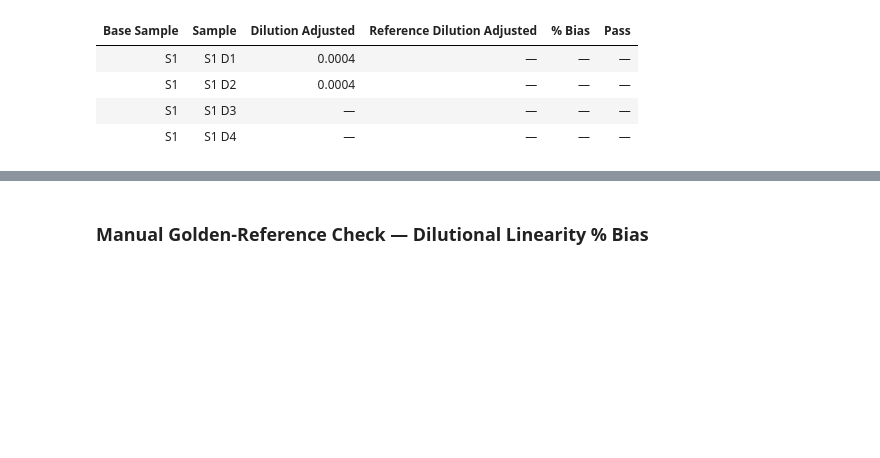
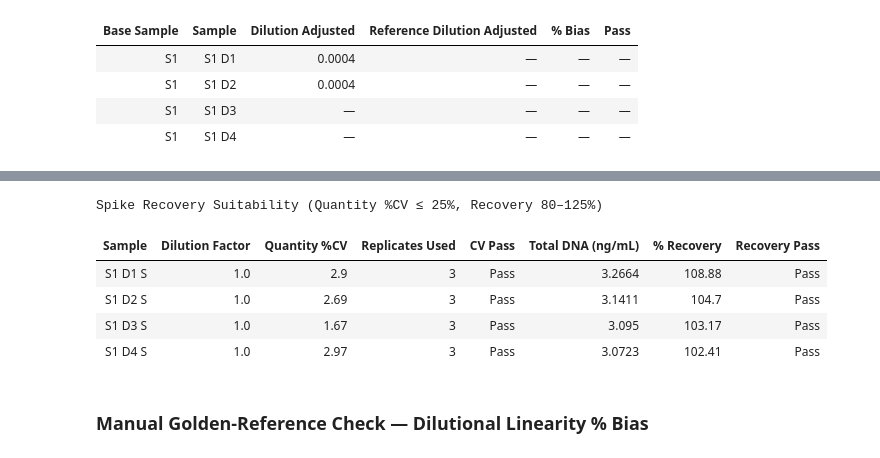
Before and after one commit to GabiRivera0011/resiDNA_workflows, a Jupyter notebook: Notebooks/01_Phase I.ipynb, the cells around one changed output, grey strips where cells are left out. Drawn from its saved outputs; the diff is of its cells as text; code cells hidden in the pictures; blank space fills up the shorter version.

```diff
--- a/Notebooks/01_Phase I.ipynb
+++ b/Notebooks/01_Phase I.ipynb
@@ -621,6 +623,9 @@ SAMPLE_QTY_CV_MAX = 25.0 #@param {type:"number"}
 SAMPLE_LINEARITY_BIAS_MAX = 20 #@param {type:"number"}
 #@markdown Reportable DNA per Protein limit, in ng/mg
 SAMPLE_DNA_PER_PROTEIN_LIMIT = 15.0 #@param {type:"number"}
+#@markdown Spike Recovery (informational — follow-up confirmatory test, doesn't gate results)
+SAMPLE_SPIKE_RECOVERY_MIN = 80.0 #@param {type:"number"}
+SAMPLE_SPIKE_RECOVERY_MAX = 125.0 #@param {type:"number"}
 # %% [markdown]
 ## System Suitability Engine
 # %% [markdown]
@@ -1112,3 +1127,35 @@ Dilutional Linearity Suitability (vs. each sample's lowest-CV, %CV-passing, in-r
+# %%
+# compute_spike_suitability() (Scripts/qpcr.py) reuses resolve_sample_replicates()
+# for the same single-outlier-exclusion Quantity %CV precision check used
+# elsewhere, and reads % Recovery forward as the instrument's own precalculated
+# value rather than recomputing it. Empty for most runs — spiking is an
+# occasional follow-up test, not part of every dilution series.
+spike_suitability = compute_spike_suitability(
+    samples_df, SAMPLE_QTY_CV_MAX, SAMPLE_SPIKE_RECOVERY_MIN, SAMPLE_SPIKE_RECOVERY_MAX
+)
+
+if len(spike_suitability):
+    display(style_table(
+        spike_suitability,
+        caption=(
+            f"Spike Recovery Suitability (Quantity %CV ≤ {SAMPLE_QTY_CV_MAX:g}%, "
+            f"Recovery {SAMPLE_SPIKE_RECOVERY_MIN:g}–{SAMPLE_SPIKE_RECOVERY_MAX:g}%)"
+        ),
+        align="left",
+        precision=None,
+        precision_overrides={"Replicates Used": 0},
+        highlight_rows=(
+            (spike_suitability["CV Pass"] == "Pass") & (spike_suitability["Recovery Pass"] == "Pass")
+        ),
+        highlight_color="#D4EDDA",
+    ))
+# %% [output]
+Spike Recovery Suitability (Quantity %CV ≤ 25%, Recovery 80–125%)
+| Sample | Dilution Factor | Quantity %CV | Replicates Used | CV Pass | Total DNA (ng/mL) | % Recovery | Recovery Pass |
+| S1 D1 S | 1.0 | 2.9 | 3 | Pass | 3.2664 | 108.88 | Pass |
+| S1 D2 S | 1.0 | 2.69 | 3 | Pass | 3.1411 | 104.7 | Pass |
+| S1 D3 S | 1.0 | 1.67 | 3 | Pass | 3.095 | 103.17 | Pass |
+| S1 D4 S | 1.0 | 2.97 | 3 | Pass | 3.0723 | 102.41 | Pass |
 # %% [markdown]
 ### Manual Golden-Reference Check — Dilutional Linearity % Bias
 # %%
```
Also changed, not shown: parts of 7 cells of this notebook, 18 other files.
